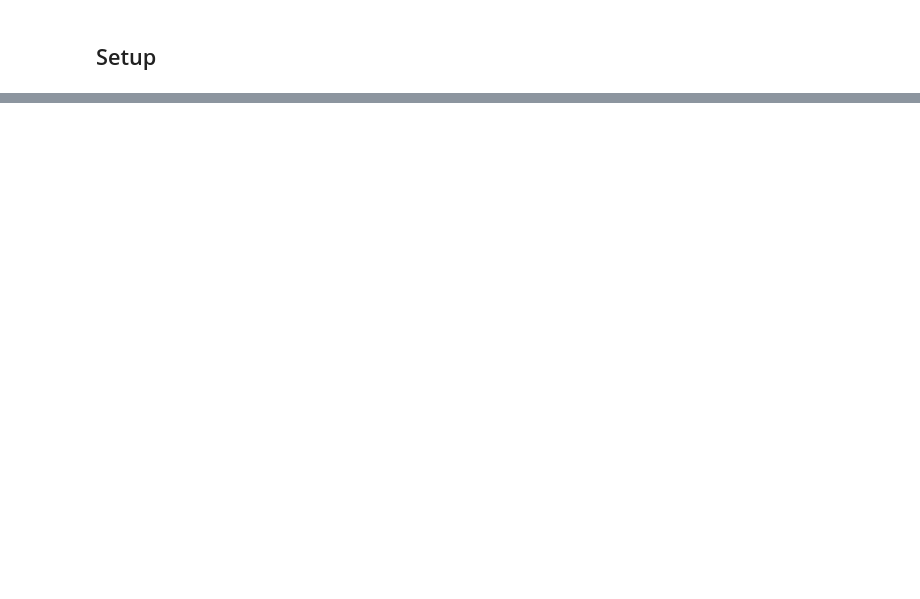
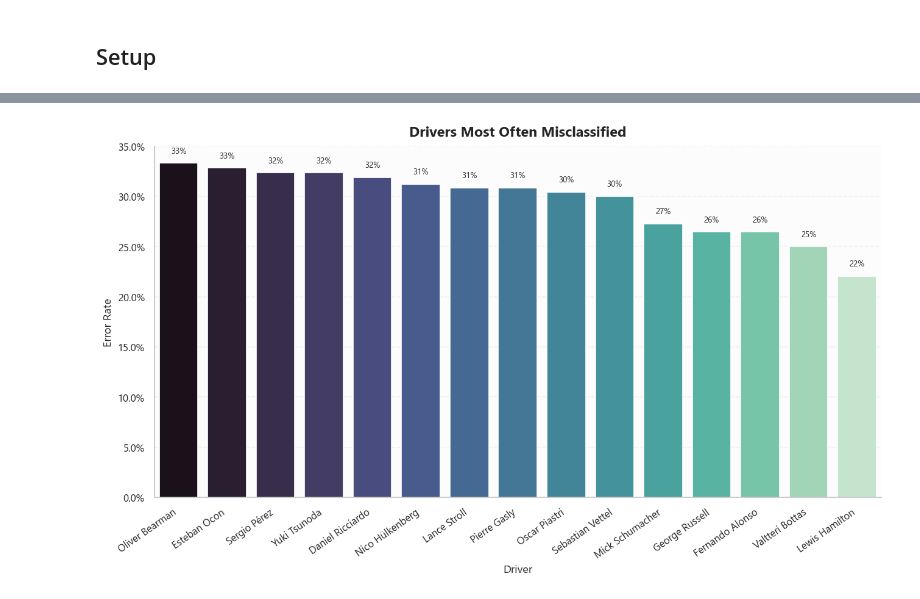
Before and after one commit to Gottch7897/iit414w-lab01-TheUltrakills, a Jupyter notebook: eda.ipynb, the cells around one changed output, grey strips where cells are left out. Cells and saved outputs as stored; diff of their text form; code cells hidden in the pictures; blank space fills up the shorter version.

```diff
--- a/eda.ipynb
+++ b/eda.ipynb
@@ -57,0 +340,41 @@ print(f'pandas  : {pd.__version__}')
+# %%
+# Question 4: Which driver or constructor groups are most often misclassified by the heuristic, and what racing factors explain those misses?
+import matplotlib.ticker as mtick
+
+df["PredictionError"] = (df["Top10"] != df["BaselinePred"]).astype(int)
+
+driver_error = (
+    df.groupby("FullName")["PredictionError"]
+    .mean()
+    .sort_values(ascending=False)
+     .head(15)
+)
+
+plot_df = driver_error.rename("ErrorRate").reset_index()
+
+fig, ax = plt.subplots(figsize=(11, 6.5))
+sns.barplot(
+    data=plot_df,
+    x="FullName",
+    y="ErrorRate",
+    hue="FullName",
+    palette="mako",
+    dodge=False,
+    legend=False,
+    ax=ax,
+)
+
+ax.yaxis.set_major_formatter(mtick.PercentFormatter(1.0))
+for i, value in enumerate(plot_df["ErrorRate"].values):
+    ax.text(i, value + 0.01, f"{value:.0%}", ha="center", fontsize=8)
+
+ax.tick_params(axis="x", rotation=35)
+for label in ax.get_xticklabels():
+    label.set_ha("right")
+
+finalize_plot("Drivers Most Often Misclassified", "Driver", "Error Rate")
+sns.despine()
+
+plt.show()
+# %% [output]
+[figure, added]
```
Also changed, not shown: parts of 37 cells of this notebook, 3 other files.
